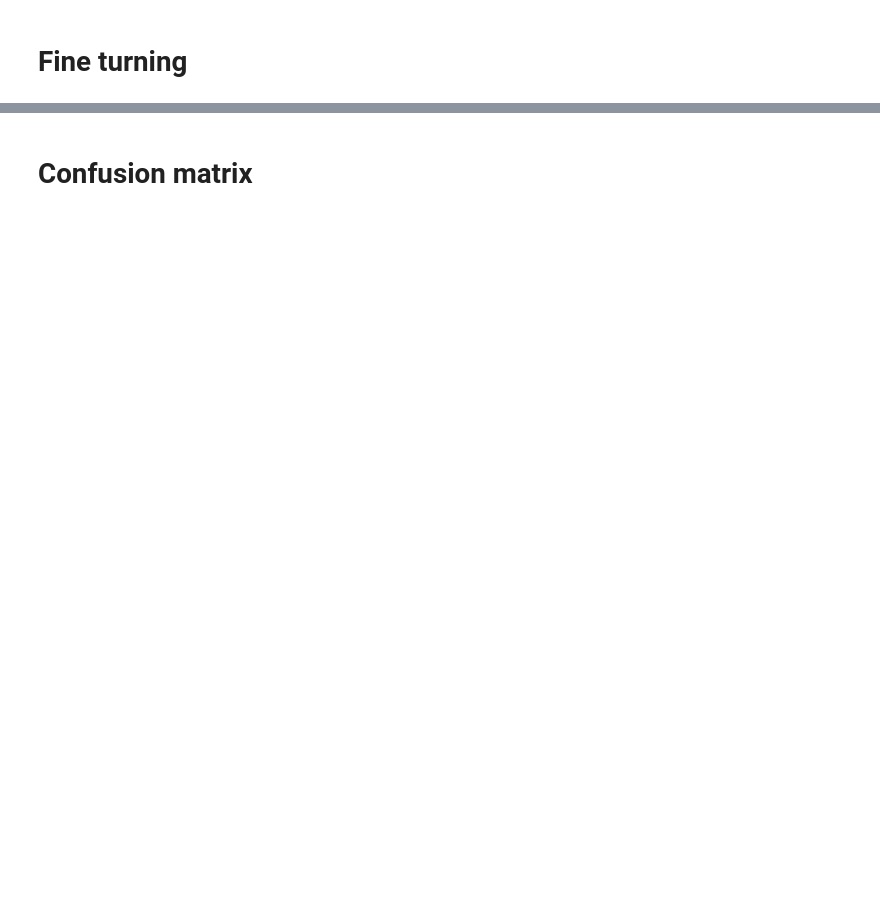
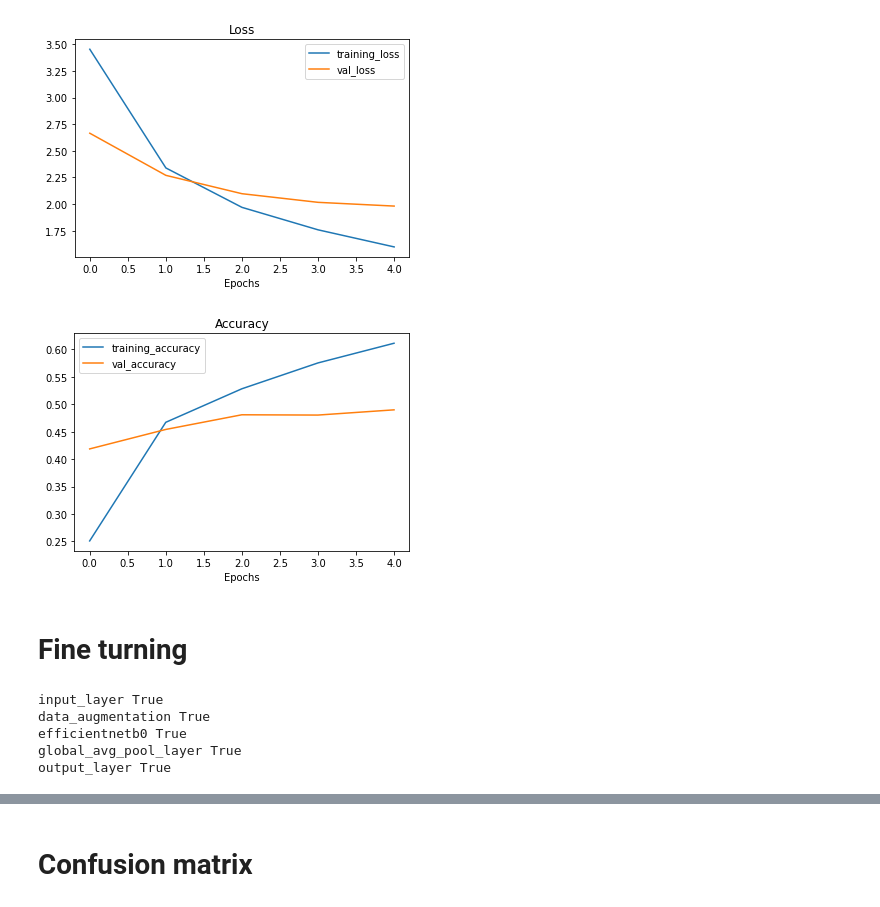
Before and after one commit to sandeepthetechie/mastering_the_art_of_tensorflow, a Jupyter notebook: 06_Transfer_learning_in_tensorflow_scaling_up.ipynb, the cells around one changed output, grey strips where cells are left out. Drawn from its saved outputs; the diff is of its cells as text; code cells hidden in the pictures; blank space fills up the shorter version.

```diff
--- a/06_Transfer_learning_in_tensorflow_scaling_up.ipynb
+++ b/06_Transfer_learning_in_tensorflow_scaling_up.ipynb
@@ -29,32 +69,34 @@ test_data = tf.keras.preprocessing.image_dataset_from_directory(test_dir,
 # %%
 # Create checkpoint callback
-checkpoint_path = "101_food_classes_10_percent"
-checkpoint_callback = tf.keras.preprocessing.callbacks.ModelCheckpoint(checkpoint_path,
-                                                                       save_weights_only= True,
-                                                                       monitor = "val_accuracy",
-                                                                       save_best_only = True)
+checkpoint_path = "101_classes_10_percent_data_model_checkpoint"
+checkpoint_callback = tf.keras.callbacks.ModelCheckpoint(checkpoint_path,
+                                                         save_weights_only=True,
+                                                         monitor="val_accuracy",
+                                                         save_best_only=True)
 # %%
 from tensorflow.keras import layers
 from tensorflow.keras.layers.experimental import preprocessing
 from tensorflow.keras.models import Sequential
 
 data_augmentation = Sequential([
-    preprocessing.RandomFlip("Horizontal"),
+    preprocessing.RandomFlip("horizontal"),
     preprocessing.RandomRotation(0.2),
     preprocessing.RandomHeight(0.2),
     preprocessing.RandomWidth(0.2),
     preprocessing.RandomZoom(0.2)
 ], name = "data_augmentation")
 # %%
-# Setup the base model and freeze its layers.
-base_model = tf.keras.applications.EfficientNetB0(include_top = False)
+
+# Setup the base model and freeze its layers (this will extract features)
+base_model = tf.keras.applications.EfficientNetB0(include_top=False)
 base_model.trainable = False
 
-# Setup model architecture with trainable top layers.
-inputs = layers.Input(shape= (224,224,3), name = "input_layer")
-x = data_augmentation(inputs)
-x = base_model(x, training = False)
-x = layers.GlobalAveragePooling2D(name = "global_avg_pool_layer")(x)
-outputs = layers.Dense(len(train_data_all_10_percent.class_names), activation = "softmax", name = "output_layer")(x)
+# Setup model architecture with trainable top layers
+inputs = layers.Input(shape=(224, 224, 3), name="input_layer")
+x = data_augmentation(inputs) # augment images (only happens during training phase)
+x = base_model(x, training=False) # put the base model in inference mode so weights which need to stay frozen, stay frozen
+x = layers.GlobalAveragePooling2D(name="global_avg_pool_layer")(x)
+outputs = layers.Dense(len(train_data_all_10_percent.class_names), activation="softmax", name="output_layer")(x)
+model = tf.keras.Model(inputs, outputs)
 # %%
 # Compile
@@ -74,5 +130,8 @@ feature_extraction_results
 # %%
-plot_loss_curves(feature_extraction_results)
+plot_loss_curves(history_all_classes_10_percent)
+# %% [output]
+[figure, added]
+[figure, added]
 # %% [markdown]
 # Fine turning
 # %%
@@ -89,6 +148,12 @@ model.compile(loss = "categorical_crossentropy",
 
 for layer in model.layers:
   print(layer.name, layer.trainable)
+# %% [output]
+input_layer True
+data_augmentation True
+efficientnetb0 True
+global_avg_pool_layer True
+output_layer True
 # %%
 for layer_number, layer in enumerate(model.layers[2].layers):
   print(layer_number, layer.name, layer.trainable)
```
Also changed, not shown: parts of 39 cells of this notebook.
